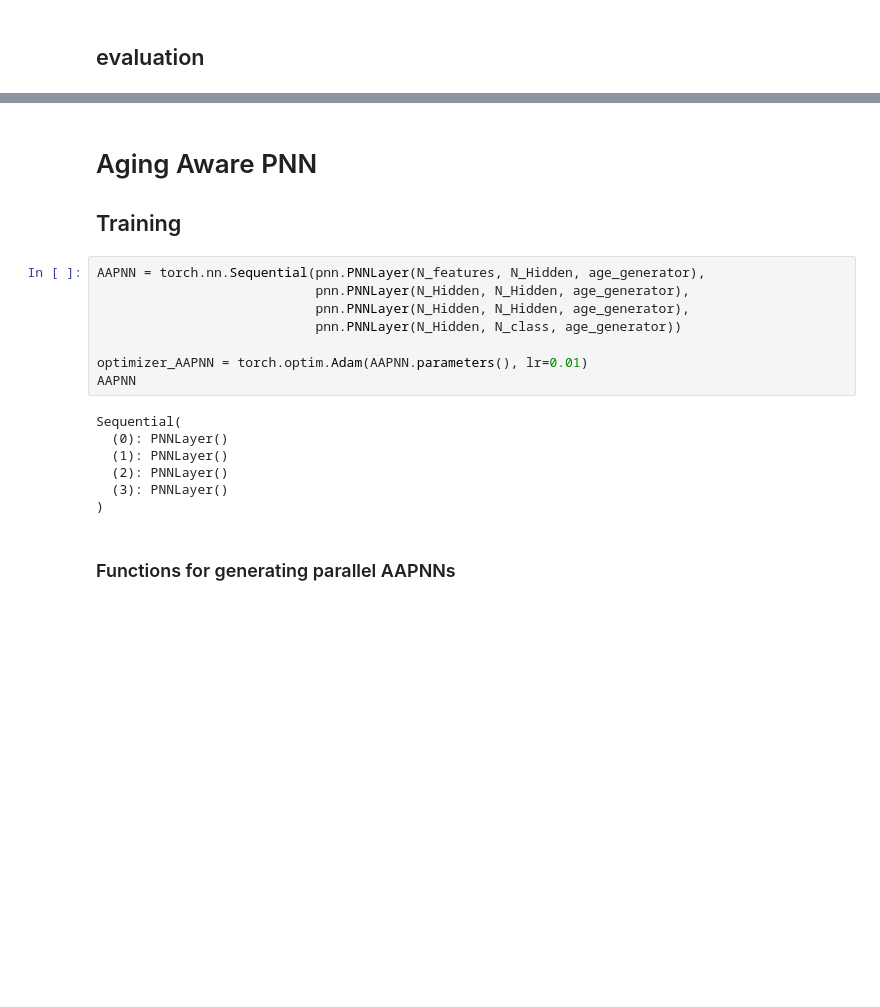
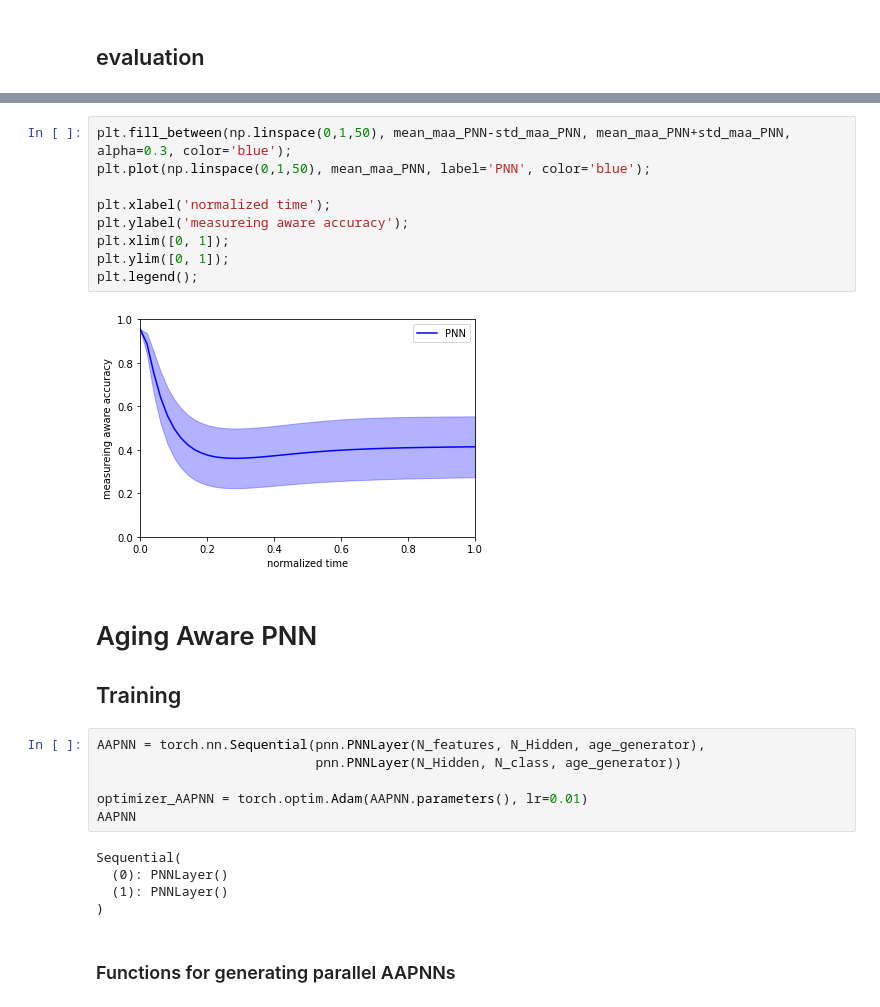
Before and after one commit to Neuromophic/Aging-aware-training, a Jupyter notebook: AgingAwareTrainingModelVariationParallel.ipynb, the cells around one changed output, grey strips where cells are left out. Drawn from its saved outputs; the diff is of its cells as text; blank space fills up the shorter version.

```diff
--- a/AgingAwareTrainingModelVariationParallel.ipynb
+++ b/AgingAwareTrainingModelVariationParallel.ipynb
@@ -319,10 +292,19 @@ plt.legend();
+# %%
+plt.fill_between(np.linspace(0,1,50), mean_maa_PNN-std_maa_PNN, mean_maa_PNN+std_maa_PNN, alpha=0.3, color='blue');
+plt.plot(np.linspace(0,1,50), mean_maa_PNN, label='PNN', color='blue');
+
+plt.xlabel('normalized time');
+plt.ylabel('measureing aware accuracy');
+plt.xlim([0, 1]);
+plt.ylim([0, 1]);
+plt.legend();
+# %% [output]
+[figure, added]
 # %% [markdown]
 # Aging Aware PNN
 ## Training
 # %%
 AAPNN = torch.nn.Sequential(pnn.PNNLayer(N_features, N_Hidden, age_generator),
-                            pnn.PNNLayer(N_Hidden, N_Hidden, age_generator),
-                            pnn.PNNLayer(N_Hidden, N_Hidden, age_generator),
                             pnn.PNNLayer(N_Hidden, N_class, age_generator))
 
 optimizer_AAPNN = torch.optim.Adam(AAPNN.parameters(), lr=0.01)
@@ -331,8 +313,6 @@ AAPNN
 Sequential(
   (0): PNNLayer()
   (1): PNNLayer()
-  (2): PNNLayer()
-  (3): PNNLayer()
 )
 # %% [markdown]
 ### Functions for generating parallel AAPNNs
```
Also changed, not shown: parts of 28 cells of this notebook, 9 other files.
